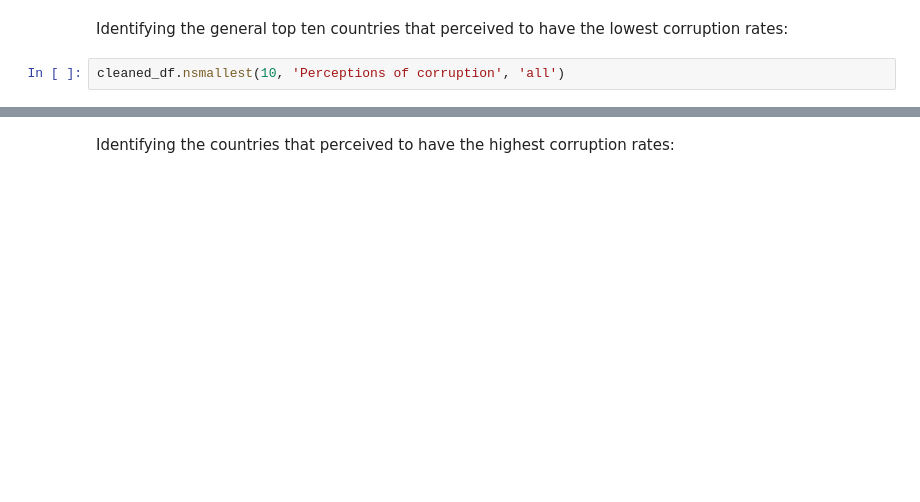
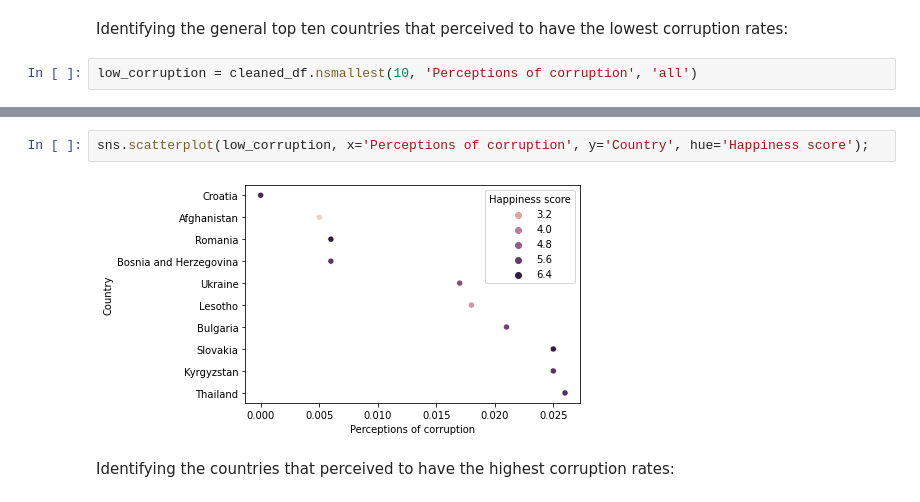
Before and after one commit to lauxpaux/HappinessResearch, a Jupyter notebook: HappinessDataExploration.ipynb, the cells around one changed output, grey strips where cells are left out. Cells and saved outputs as stored; diff of their text form; blank space fills up the shorter version.

```diff
--- a/HappinessDataExploration.ipynb
+++ b/HappinessDataExploration.ipynb
@@ -510,4 +484,4 @@ From this we can see that for some reason, over 50% of the happiest nations in t
 # %% [markdown]
 Identifying the general top ten countries that perceived to have the lowest corruption rates:
 # %%
-cleaned_df.nsmallest(10, 'Perceptions of corruption', 'all')
+low_corruption = cleaned_df.nsmallest(10, 'Perceptions of corruption', 'all')
@@ -526,3 +488,7 @@ cleaned_df.nsmallest(10, 'Perceptions of corruption', 'all')
+# %%
+sns.scatterplot(low_corruption, x='Perceptions of corruption', y='Country', hue='Happiness score');
+# %% [output]
+[figure, added]
 # %% [markdown]
 Identifying the countries that perceived to have the highest corruption rates:
 # %%
```
Also changed, not shown: parts of 30 cells of this notebook.
